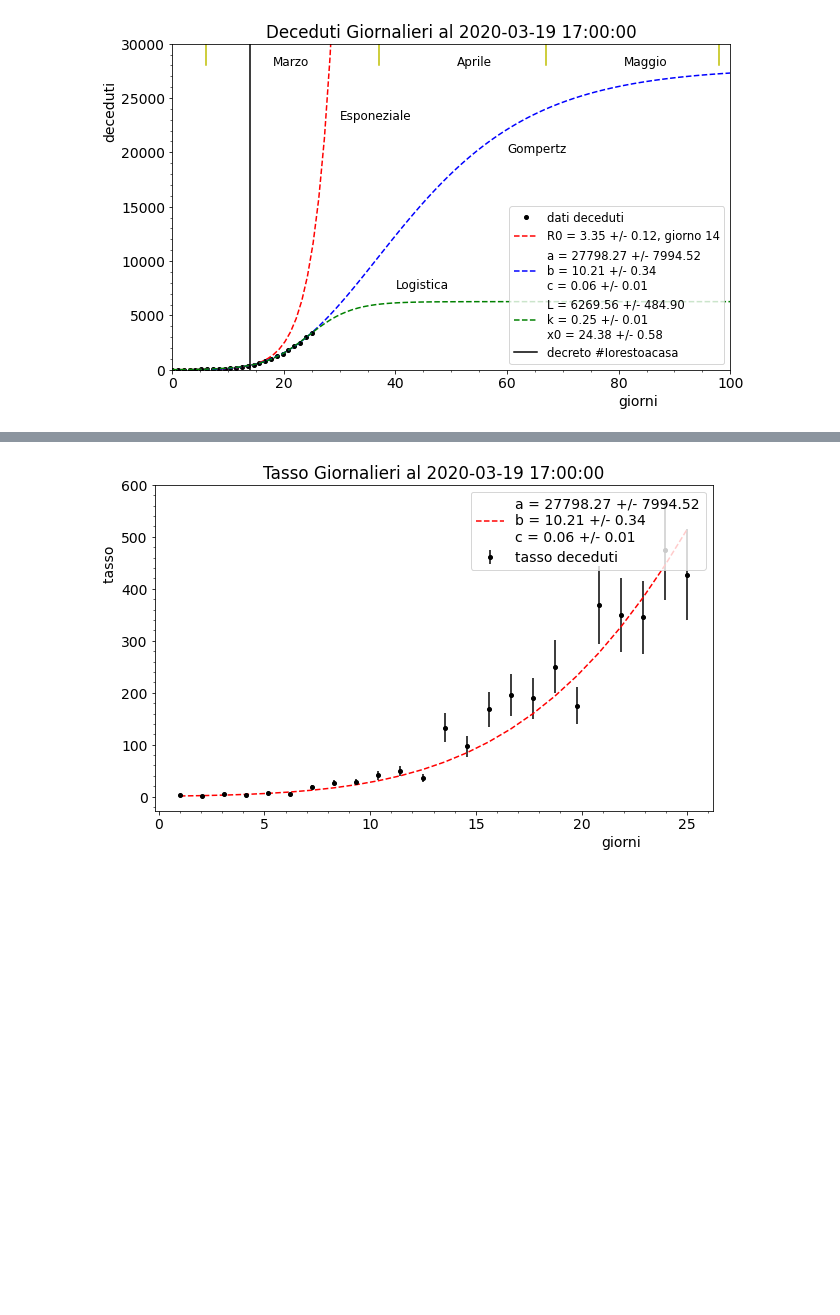
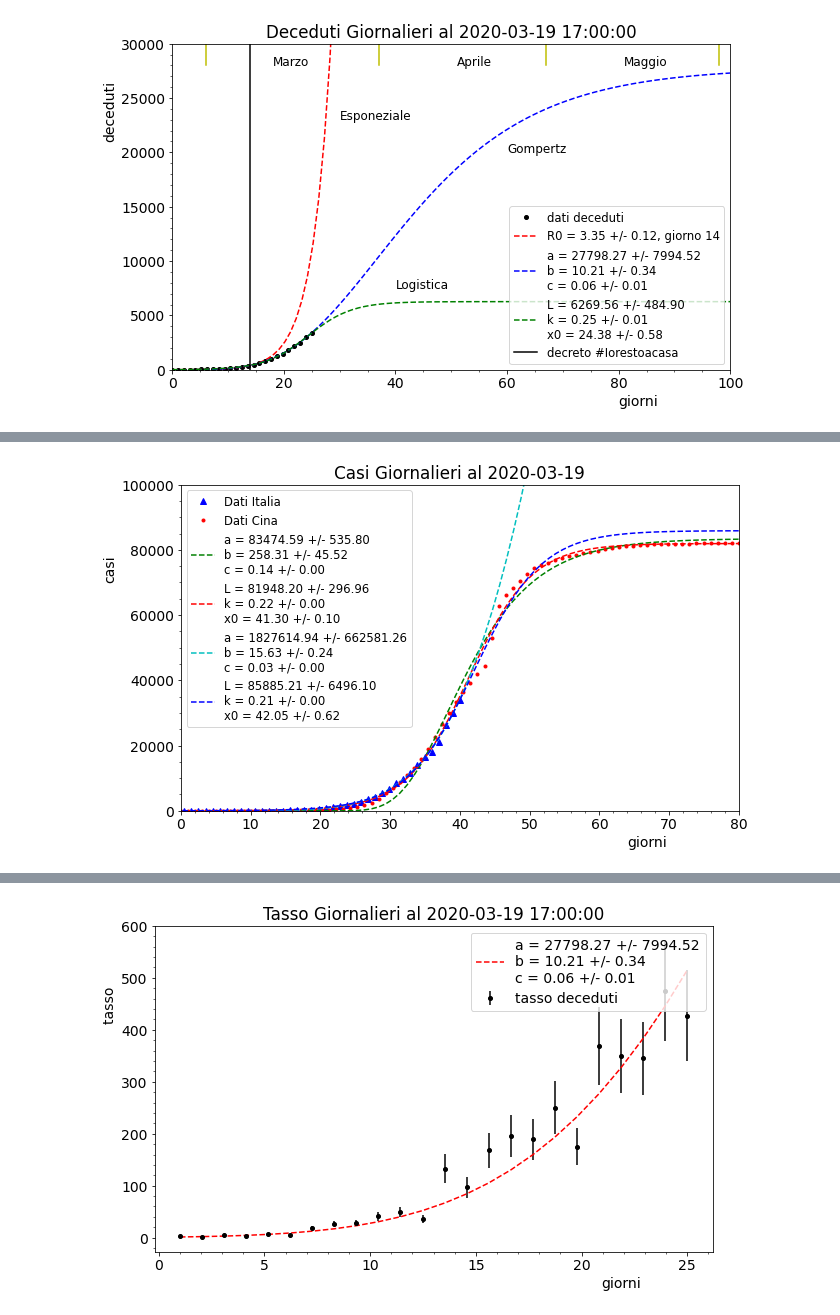
Before and after one commit to lorenzopaolucci/studenti, a Jupyter notebook: covid19.ipynb, the cells around one changed output, grey strips where cells are left out. Cells and saved outputs as stored; diff of their text form; code cells hidden in the pictures; blank space fills up the shorter version.

```diff
--- a/covid19.ipynb
+++ b/covid19.ipynb
@@ -200,0 +231,41 @@ plt.show()
+# %%
+China = dw.loc[(dw['GeoId'] == 'CN')].sort_values(by="DateRep")
+Italy = dw.loc[(dw['GeoId'] == 'IT')].sort_values(by="DateRep")
+T_days =  len(China)
+x = np.linspace(0, T_days, T_days)
+ita_offset = 40
+fit_cut = 0
+fig, ax = plt.subplots(figsize=(10,6))
+y_int_IT = integrate.cumtrapz(Italy['Cases'], x, initial=0)
+ax.plot(x-ita_offset, y_int_IT, 'b^', label='Dati Italia')
+y_int_CN = integrate.cumtrapz(China['Cases'], x, initial=0)
+ax.plot(x, y_int_CN, 'r.', label='Dati Cina')
+popt_l_c,pcov_l_c = curve_fit(Logistic,x, y_int_CN, p0=[80000.,0.5, 30.])
+perr_l_c = np.sqrt(np.diag(pcov_l_c))
+popt_g_c,pcov_g_c = curve_fit(Gompertz,x, y_int_CN, p0=[80000.,200., 0.14])
+perr_g_c = np.sqrt(np.diag(pcov_g_c))
+popt_l_i,pcov_l_i = curve_fit(Logistic,(x-ita_offset)[x>fit_cut], y_int_IT[x>fit_cut], p0=[80000.,0.5, 30.])
+perr_l_i = np.sqrt(np.diag(pcov_l_i))
+popt_g_i,pcov_g_i = curve_fit(Gompertz,(x-ita_offset)[x>fit_cut], y_int_IT[x>fit_cut], p0=[2000000.,15., 0.03])
+perr_g_i = np.sqrt(np.diag(pcov_g_i))
+#x = np.linspace(0+57, len(df['data'])+57, len(df['data']))
+#ax.plot(x, df['deceduti'], 'k.', markersize=8, label='dati deceduti')
+ax.plot(x, Gompertz(x, *popt_g_c), 'g--', label='a = {0:.2f} +/- {1:.2f}\nb = {2:.2f} +/- {3:.2f} \
+\nc = {4:.2f} +/- {5:.2f}'.format(popt_g_c[0], perr_g_c[0], popt_g_c[1], perr_g_c[1], popt_g_c[2], perr_g_c[2]))
+ax.plot(x, Logistic(x, *popt_l_c), 'r--', label='L = {0:.2f} +/- {1:.2f}\nk = {2:.2f} +/- {3:.2f} \
+\nx0 = {4:.2f} +/- {5:.2f}'.format(popt_l_c[0], perr_l_c[0], popt_l_c[1], perr_l_c[1], popt_l_c[2], perr_l_c[2]))
+x = np.linspace(-ita_offset, T_days, T_days+ita_offset)
+ax.plot(x, Gompertz(x, *popt_g_i), 'c--', label='a = {0:.2f} +/- {1:.2f}\nb = {2:.2f} +/- {3:.2f} \
+\nc = {4:.2f} +/- {5:.2f}'.format(popt_g_i[0], perr_g_i[0], popt_g_i[1], perr_g_i[1], popt_g_i[2], perr_g_i[2]))
+ax.plot(x, Logistic(x, *popt_l_i), 'b--', label='L = {0:.2f} +/- {1:.2f}\nk = {2:.2f} +/- {3:.2f} \
+\nx0 = {4:.2f} +/- {5:.2f}'.format(popt_l_i[0], perr_l_i[0], popt_l_i[1], perr_l_i[1], popt_l_i[2], perr_l_i[2]))
+ax.set_ylim(0,100000)
+ax.set_xlim(0,80)
+ax.set_title('Casi Giornalieri al '+data_sel)
+ax.set_xlabel('giorni', horizontalalignment = 'left', x=0.8)
+ax.set_ylabel('casi', horizontalalignment = 'left', y=0.7)
+plt.minorticks_on()
+plt.legend(loc=2, prop={'size':'small'})
+plt.show()
+# %% [output]
+[figure, added]
```
Also changed, not shown: parts of 10 cells of this notebook.
